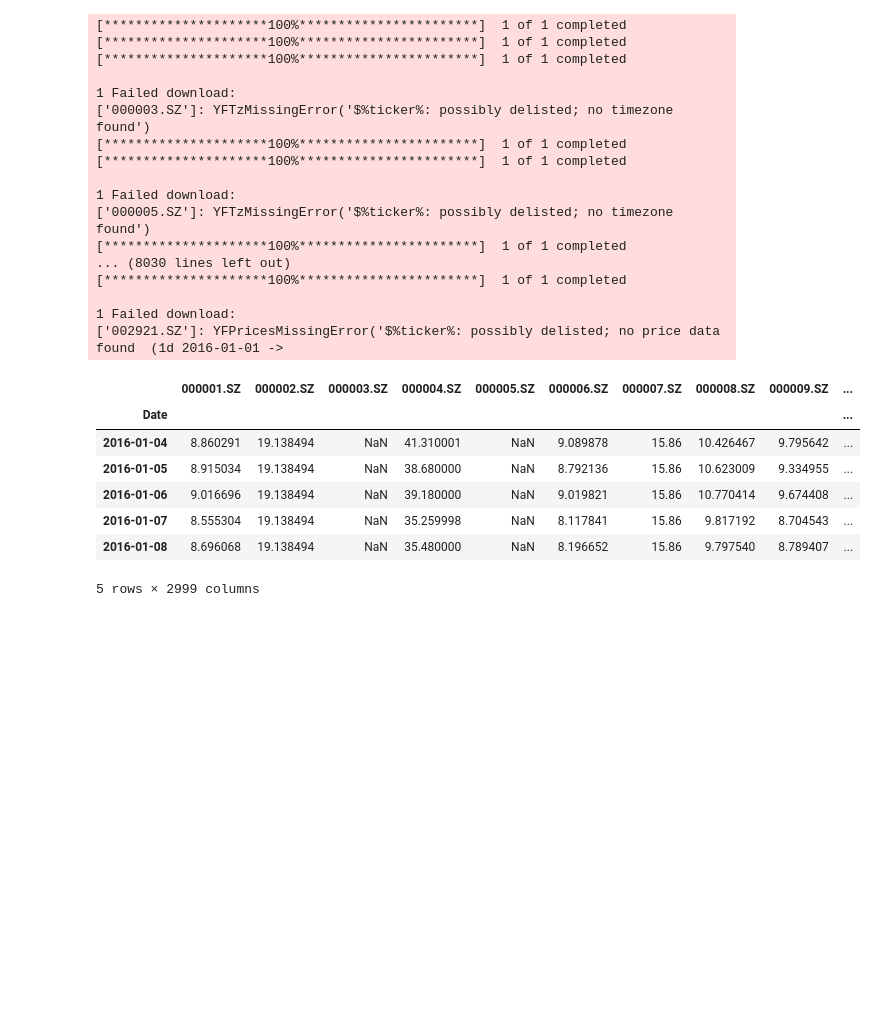
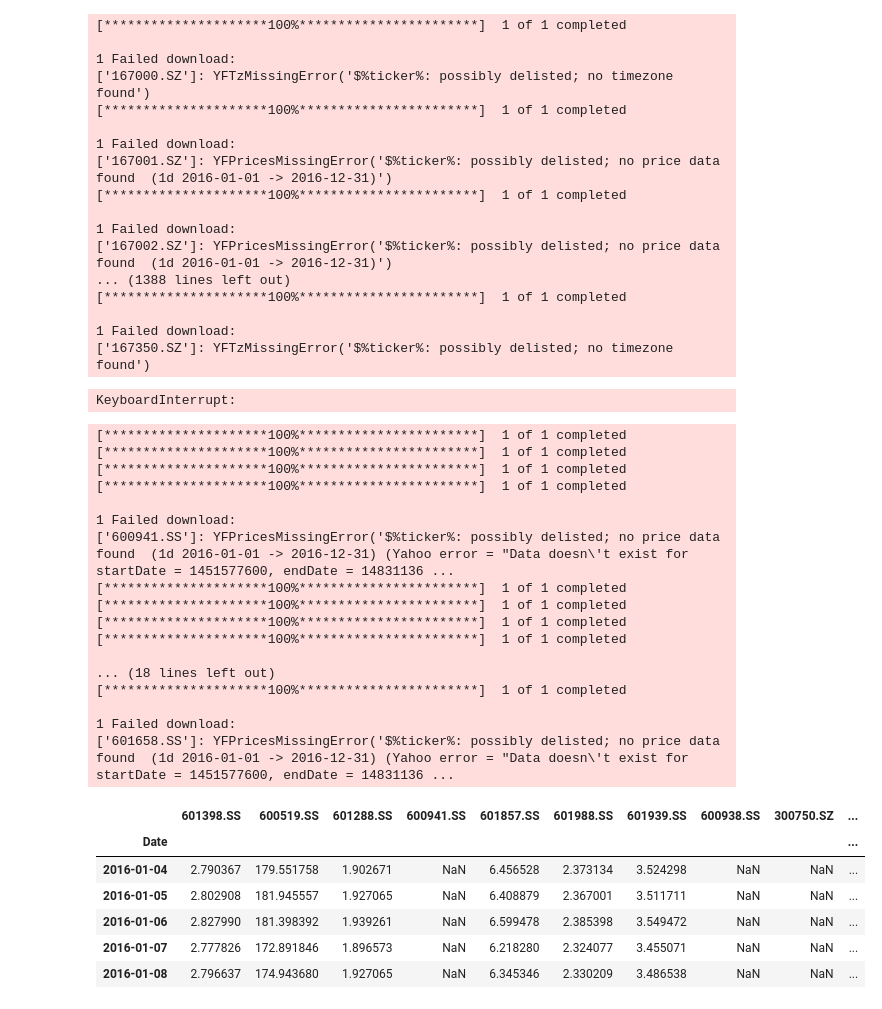
Before and after one commit to X-D-R/ChinaStockMarket, a Jupyter notebook: getData.ipynb, the cells around one changed output. Saved outputs shown, nothing was run; the diff lists cells and outputs as text; code cells hidden in the pictures; blank space fills up the shorter version.

```diff
--- a/getData.ipynb
+++ b/getData.ipynb
@@ -1,6 +1,6 @@
 # %%
 import yfinance as yf
-generation = [str(i).zfill(6) + ".SZ" for i in range(1, 3000)]
+generation = [str(i).zfill(6) + ".SZ" for i in range(167000, 170000)]
 # %%
 import pandas as pd
 
@@ -8,32 +8,23 @@ data = pd.DataFrame(columns=generation)
 
 for gen in generation:
     data[gen] = yf.download(gen,'2016-01-01','2016-12-31')['Adj Close']
-
-data.head()
 # %% [output]
-[*********************100%***********************]  1 of 1 completed
-[*********************100%***********************]  1 of 1 completed
 [*********************100%***********************]  1 of 1 completed
 
 1 Failed download:
-['000003.SZ']: YFTzMissingError('$%ticker%: possibly delisted; no timezone found')
-[*********************100%***********************]  1 of 1 completed
+['167000.SZ']: YFTzMissingError('$%ticker%: possibly delisted; no timezone found')
 [*********************100%***********************]  1 of 1 completed
 
 1 Failed download:
-['000005.SZ']: YFTzMissingError('$%ticker%: possibly delisted; no timezone found')
-[*********************100%***********************]  1 of 1 completed
-... (8030 lines left out)
+['167001.SZ']: YFPricesMissingError('$%ticker%: possibly delisted; no price data found  (1d 2016-01-01 -> 2016-12-31)')
 [*********************100%***********************]  1 of 1 completed
 
 1 Failed download:
-['002921.SZ']: YFPricesMissingError('$%ticker%: possibly delisted; no price data found  (1d 2016-01-01 ->
+['167002.SZ']: YFPricesMissingError('$%ticker%: possibly delisted; no price data found  (1d 2016-01-01 -> 2016-12-31)')
+... (1388 lines left out)
+[*********************100%***********************]  1 of 1 completed
+
+1 Failed download:
+['167350.SZ']: YFTzMissingError('$%ticker%: possibly delisted; no timezone found')
-|  | 000001.SZ | 000002.SZ | 000003.SZ | 000004.SZ | 000005.SZ | 000006.SZ | 000007.SZ | 000008.SZ | 000009.SZ | ... |
-| Date |  |  |  |  |  |  |  |  |  | ... |
-| 2016-01-04 | 8.860291 | 19.138494 | NaN | 41.310001 | NaN | 9.089878 | 15.86 | 10.426467 | 9.795642 | ... |
-| 2016-01-05 | 8.915034 | 19.138494 | NaN | 38.680000 | NaN | 8.792136 | 15.86 | 10.623009 | 9.334955 | ... |
-| 2016-01-06 | 9.016696 | 19.138494 | NaN | 39.180000 | NaN | 9.019821 | 15.86 | 10.770414 | 9.674408 | ... |
-| 2016-01-07 | 8.555304 | 19.138494 | NaN | 35.259998 | NaN | 8.117841 | 15.86 | 9.817192 | 8.704543 | ... |
-| 2016-01-08 | 8.696068 | 19.138494 | NaN | 35.480000 | NaN | 8.196652 | 15.86 | 9.797540 | 8.789407 | ... |
-5 rows × 2999 columns
+KeyboardInterrupt:
 # %%
@@ -40,0 +32,38 @@ data.to_excel('output.xlsx', index=False)
+# %%
+import yfinance as yf
+topCap = ["601398.SS", "600519.SS", "601288.SS", "600941.SS", "601857.SS", "601988.SS", "601939.SS", "600938.SS", "300750.SZ", "601628.SS", "600036.SS", "600028.SS", "601088.SS", "600900.SS", "601318.SS", "601728.SS", "000858.SZ", "000333.SZ", "601658.SS"]
+# %%
+import pandas as pd
+
+data = pd.DataFrame(columns=topCap)
+
+for gen in topCap:
+    data[gen] = yf.download(gen,'2016-01-01','2016-12-31')['Adj Close']
+
+
+data.head()
+# %% [output]
+[*********************100%***********************]  1 of 1 completed
+[*********************100%***********************]  1 of 1 completed
+[*********************100%***********************]  1 of 1 completed
+[*********************100%***********************]  1 of 1 completed
+
+1 Failed download:
+['600941.SS']: YFPricesMissingError('$%ticker%: possibly delisted; no price data found  (1d 2016-01-01 -> 2016-12-31) (Yahoo error = "Data doesn\'t exist for startDate = 1451577600, endDate = 14831136 ...
+[*********************100%***********************]  1 of 1 completed
+[*********************100%***********************]  1 of 1 completed
+[*********************100%***********************]  1 of 1 completed
+[*********************100%***********************]  1 of 1 completed
+
+... (18 lines left out)
+[*********************100%***********************]  1 of 1 completed
+
+1 Failed download:
+['601658.SS']: YFPricesMissingError('$%ticker%: possibly delisted; no price data found  (1d 2016-01-01 -> 2016-12-31) (Yahoo error = "Data doesn\'t exist for startDate = 1451577600, endDate = 14831136 ...
+|  | 601398.SS | 600519.SS | 601288.SS | 600941.SS | 601857.SS | 601988.SS | 601939.SS | 600938.SS | 300750.SZ | ... |
+| Date |  |  |  |  |  |  |  |  |  | ... |
+| 2016-01-04 | 2.790367 | 179.551758 | 1.902671 | NaN | 6.456528 | 2.373134 | 3.524298 | NaN | NaN | ... |
+| 2016-01-05 | 2.802908 | 181.945557 | 1.927065 | NaN | 6.408879 | 2.367001 | 3.511711 | NaN | NaN | ... |
+| 2016-01-06 | 2.827990 | 181.398392 | 1.939261 | NaN | 6.599478 | 2.385398 | 3.549472 | NaN | NaN | ... |
+| 2016-01-07 | 2.777826 | 172.891846 | 1.896573 | NaN | 6.218280 | 2.324077 | 3.455071 | NaN | NaN | ... |
+| 2016-01-08 | 2.796637 | 174.943680 | 1.927065 | NaN | 6.345346 | 2.330209 | 3.486538 | NaN | NaN | ... |
```
Also changed, not shown: parts of 1 cell of this notebook, 8 other files.
